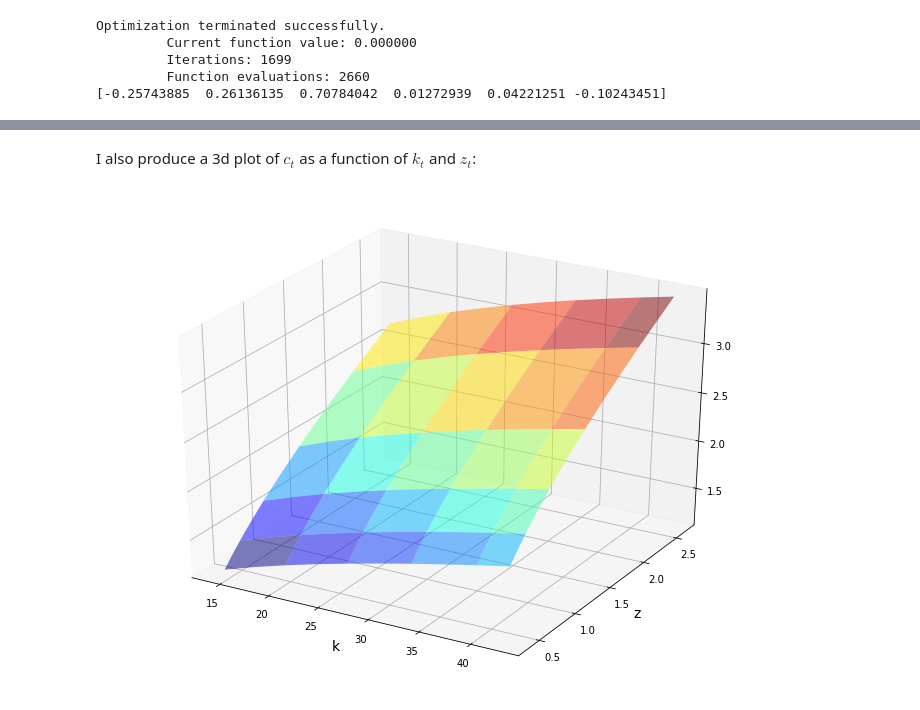
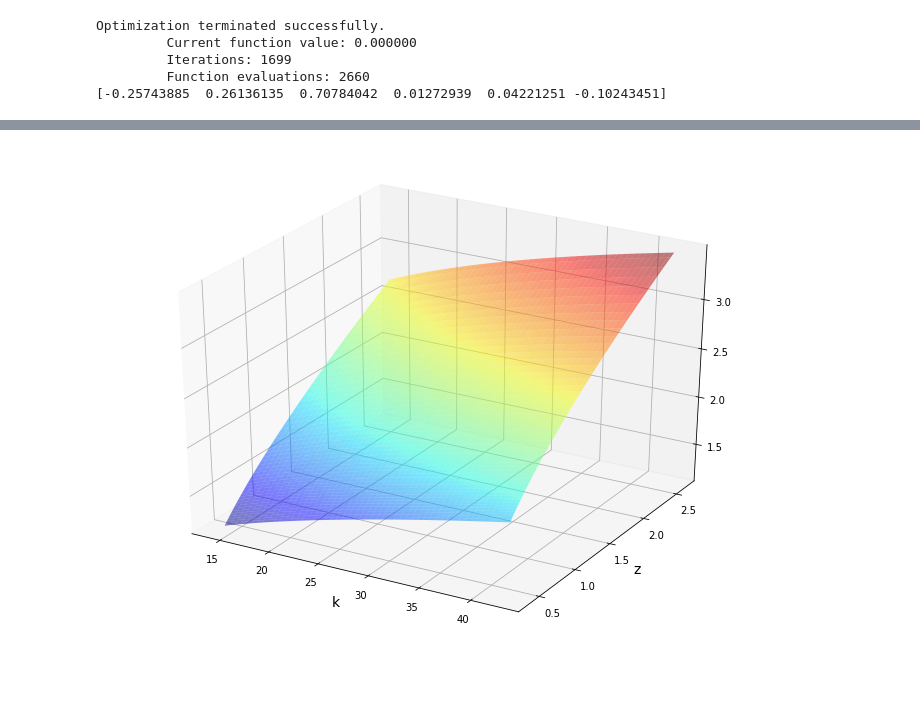
Before and after one commit to maitlahcen/Projection, a Jupyter notebook: projection_ncgm.ipynb, the cells around one changed output, grey strips where cells are left out. Drawn from its saved outputs; the diff is of its cells as text; code cells hidden in the pictures; blank space fills up the shorter version.

```diff
--- a/projection_ncgm.ipynb
+++ b/projection_ncgm.ipynb
@@ -86,0 +85,5 @@ $$
+# %%
+n_q = 5  # Number of nodes and weights for the Gauss-Hermite quadrature
+
+# Use the hermgauss function to get the nodes and the weights for the Gauss-Hermite quadrature
+gh_quad = np.polynomial.hermite.hermgauss(n_q)
@@ -87,10 +92,12 @@ $$
 # %%
 @njit
-def euler_err(η):
+def euler_err(η,quad):
     """
     Returns the sum of squared Euler errors at all grid points
 
     """
+
+    q_nodes, q_weights = quad
 
     ssr      =  0  # Initialize the sum of squared errors
 
@@ -108,7 +115,7 @@ def euler_err(η):
 
             E  = 0
 
-            for i_q in range(n_q):
+            for i_q in range(len(q_nodes)):
 
                 e_prime = np.sqrt(2) * σ * q_nodes[i_q]         # The errors are normally distributed with mean 0 and std σ
                 z_prime = np.exp(ρ * np.log(z) + e_prime)
@@ -167,7 +167,7 @@ Now that we have everything in place, we can pass the error function to a minimi
 η_init = np.zeros((1, 6))
 
 # Find solution by minimizing the errors on the grid
-η_opt = opt.minimize(euler_err,η_init,method='Nelder-Mead',options={'disp':True,'maxiter':100000,'xtol': 1e-10,'ftol': 1e-10}).x
+η_opt = opt.minimize(euler_err,η_init, args = (gh_quad,) ,method='Nelder-Mead',options={'disp':True,'maxiter':100000,'xtol': 1e-10,'ftol': 1e-10}).x
 print(η_opt)
 # %% [output]
 Optimization terminated successfully.
@@ -193,21 +180,22 @@ plt.show()
-# %% [markdown]
-I also produce a 3d plot of $c_t$ as a function of $k_t$ and $z_t$:
 # %%
+k_grid_fine = np.linspace(k_low,k_high,100)
+z_grid_fine = np.exp(np.linspace(z_low,z_high,100))
+
 # Generate meshgrid coordinates for 3d plot
-kg, zg = np.meshgrid(k_grid, z_grid)
+kg, zg = np.meshgrid(k_grid_fine, z_grid_fine)
 
 # Plot policy function approximation
 fig = plt.figure(figsize=(12,9))
 ax = fig.add_subplot(111, projection='3d')
 ax.plot_surface(kg,
                 zg,
                 c_poly(kg,zg,η_opt),
                 rstride=2, cstride=2,
                 cmap=cm.jet,
                 alpha=0.5,
                 linewidth=0.25)
 ax.set_xlabel('k', fontsize=14)
 ax.set_ylabel('z', fontsize=14)
 plt.show()
 # %% [output]
-[figure, old version]
+[figure, new version]
```
Also changed, not shown: parts of 12 cells of this notebook.
